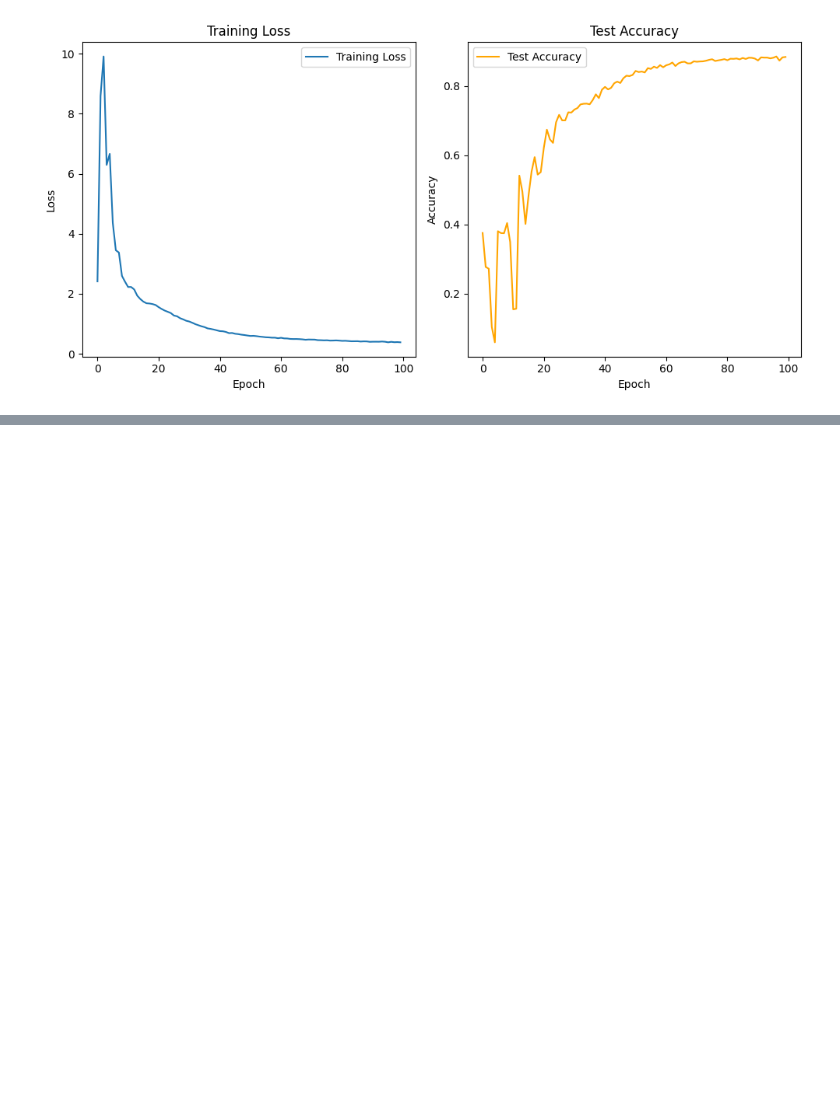
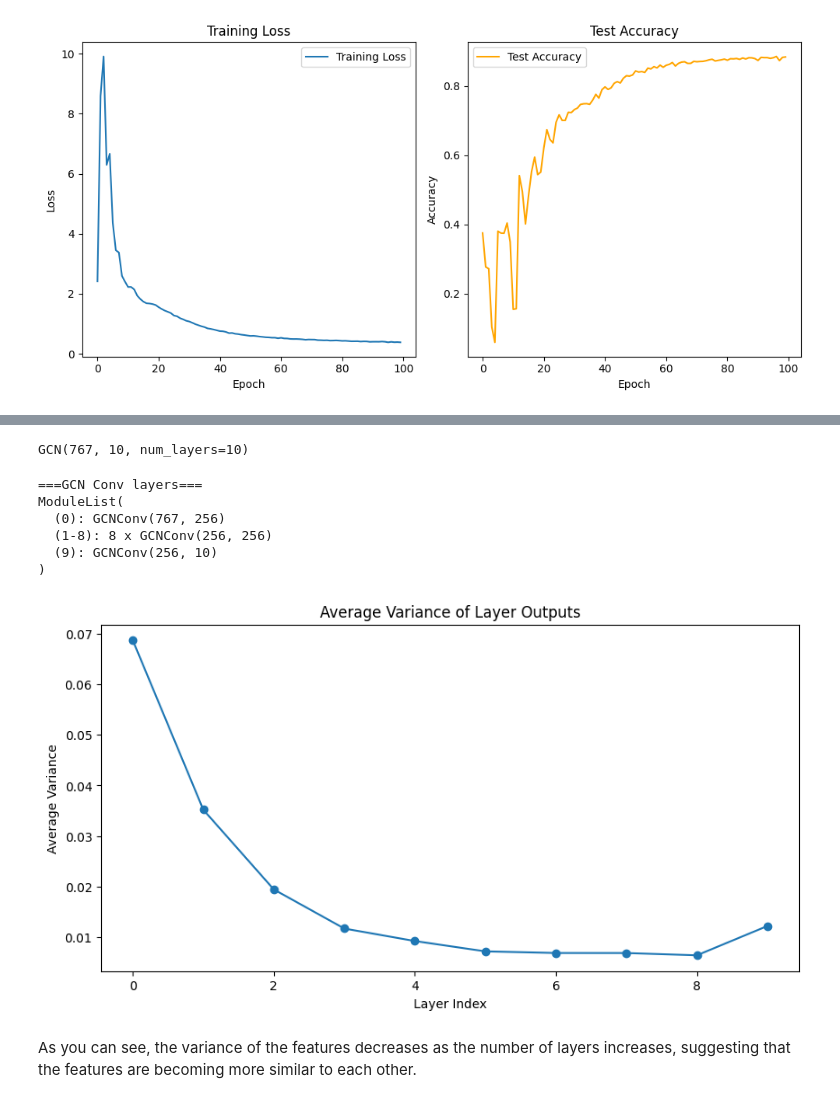
Before and after one commit to ut-vision/30min-of-deep-learning, a Jupyter notebook: 12_Graph_Neural_Networks/index.ipynb, the cells around one changed output, grey strips where cells are left out. Cells and saved outputs as stored; diff of their text form; code cells hidden in the pictures; blank space fills up the shorter version.

```diff
--- a/12_Graph_Neural_Networks/index.ipynb
+++ b/12_Graph_Neural_Networks/index.ipynb
@@ -311,0 +361,24 @@ plt.show()
+# %%
+# PyG actually has a built-in GCN model, we will use that in this demonstration
+import torch_geometric.nn as pyg_nn
+
+vanilla_gcn = pyg_nn.GCN(
+    in_channels=dataset.num_node_features,
+    out_channels=dataset.num_classes,
+    hidden_channels=256,
+    num_layers=10,
+    dropout=0.5,
+)
+print(vanilla_gcn)
+# %% [output]
+GCN(767, 10, num_layers=10)
+# %%
+print("===GCN Conv layers===")
+print(vanilla_gcn.convs)
+# %% [output]
+===GCN Conv layers===
+ModuleList(
+  (0): GCNConv(767, 256)
+  (1-8): 8 x GCNConv(256, 256)
+  (9): GCNConv(256, 10)
+)
@@ -311,0 +407,28 @@ plt.show()
+# %%
+vanilla_gcn_outputs = get_layer_outputs(vanilla_gcn, splitted_data)
+# %%
+def get_average_variance(layer_outputs):
+    """
+    Calculate the average variance of the outputs of each layer.
+
+    Args:
+        layer_outputs: List of layer outputs
+    """
+    avg_variances = []
+    for i in range(len(layer_outputs)):
+        var = torch.var(layer_outputs[i], dim=0)
+        avg_variances.append(var.mean().item())
+    return avg_variances
+# %%
+variances = get_average_variance(vanilla_gcn_outputs)
+
+plt.figure(figsize=(10, 5))
+plt.plot(variances, marker="o")
+plt.title("Average Variance of Layer Outputs")
+plt.xlabel("Layer Index")
+plt.ylabel("Average Variance")
+plt.show()
+# %% [output]
+[figure, added]
+# %% [markdown]
+As you can see, the variance of the features decreases as the number of layers increases, suggesting that the features are becoming more similar to each other.
```
Also changed, not shown: parts of 15 cells of this notebook, 1 other file.
